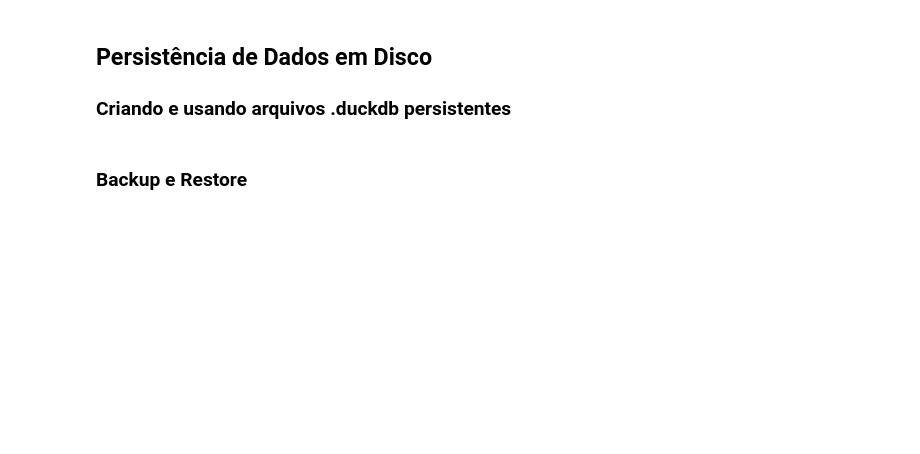
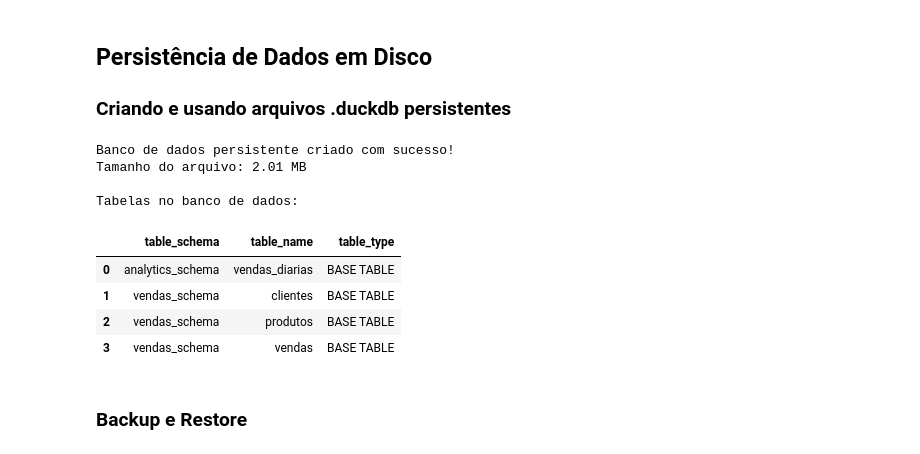
Before and after one commit to vinileodido/10-Minutos-ao-Duckdb, a Jupyter notebook: 10 Minutos ao Duckdb.ipynb, the cells around one changed output. Saved outputs shown, nothing was run; the diff lists cells and outputs as text; code cells hidden in the pictures; blank space fills up the shorter version.

```diff
--- a/10 Minutos ao Duckdb.ipynb
+++ b/10 Minutos ao Duckdb.ipynb
@@ -1262,17 +1252,17 @@ con_persistente.execute("""
 
 # 3. Transferir dados para o banco persistente
 con_persistente.execute("""
-    CREATE TABLE vendas_schema.vendas AS
+    CREATE OR REPLACE TABLE vendas_schema.vendas AS
     SELECT * FROM read_csv_auto('vendas.csv')
 """)
 
 con_persistente.execute("""
-    CREATE TABLE vendas_schema.produtos AS
+    CREATE OR REPLACE TABLE vendas_schema.produtos AS
     SELECT * FROM read_parquet('produtos.parquet')
 """)
 
 con_persistente.execute("""
-    CREATE TABLE vendas_schema.clientes AS
+    CREATE OR REPLACE TABLE vendas_schema.clientes AS
     SELECT * FROM read_json('clientes.json', auto_detect=TRUE)
 """)
 
@@ -1282,38 +1272,46 @@ con_persistente.execute("""
     CREATE INDEX idx_vendas_produto ON vendas_schema.vendas(id_produto);
     CREATE INDEX idx_vendas_cliente ON vendas_schema.vendas(id_cliente);
 """)
 
 # 5. Criar views materializadas para consultas frequentes
 con_persistente.execute("""
-    CREATE TABLE analytics_schema.vendas_diarias AS
+    CREATE OR REPLACE TABLE analytics_schema.vendas_diarias AS
     SELECT
         data::DATE as data,
         COUNT(*) as num_vendas,
         SUM(valor_total) as valor_total,
         AVG(valor_total) as ticket_medio
     FROM vendas_schema.vendas
     GROUP BY data::DATE
     ORDER BY data
 """)
 
 print("Banco de dados persistente criado com sucesso!")
 
 # 6. Verificar tamanho do arquivo
 tamanho_mb = os.path.getsize('empresa.duckdb') / (1024 * 1024)
 print(f"Tamanho do arquivo: {tamanho_mb:.2f} MB")
 
 # 7. Listar tabelas e esquemas
 esquemas = con_persistente.execute("""
-    SELECT schema_name, table_name, table_type
+    SELECT table_schema, table_name, table_type
     FROM information_schema.tables
     WHERE table_schema NOT IN ('information_schema', 'pg_catalog')
-    ORDER BY schema_name, table_name
+    ORDER BY table_schema, table_name
 """).df()
 
 print("\nTabelas no banco de dados:")
 display(esquemas)
-
-con_persistente.close()
+# %% [output]
+Banco de dados persistente criado com sucesso!
+Tamanho do arquivo: 2.01 MB
+
+Tabelas no banco de dados:
+|  | table_schema | table_name | table_type |
+| 0 | analytics_schema | vendas_diarias | BASE TABLE |
+| 1 | vendas_schema | clientes | BASE TABLE |
+| 2 | vendas_schema | produtos | BASE TABLE |
+| 3 | vendas_schema | vendas | BASE TABLE |
 # %% [markdown]
 ### Backup e Restore
 # %%
```
Also changed, not shown: parts of 22 cells of this notebook.
